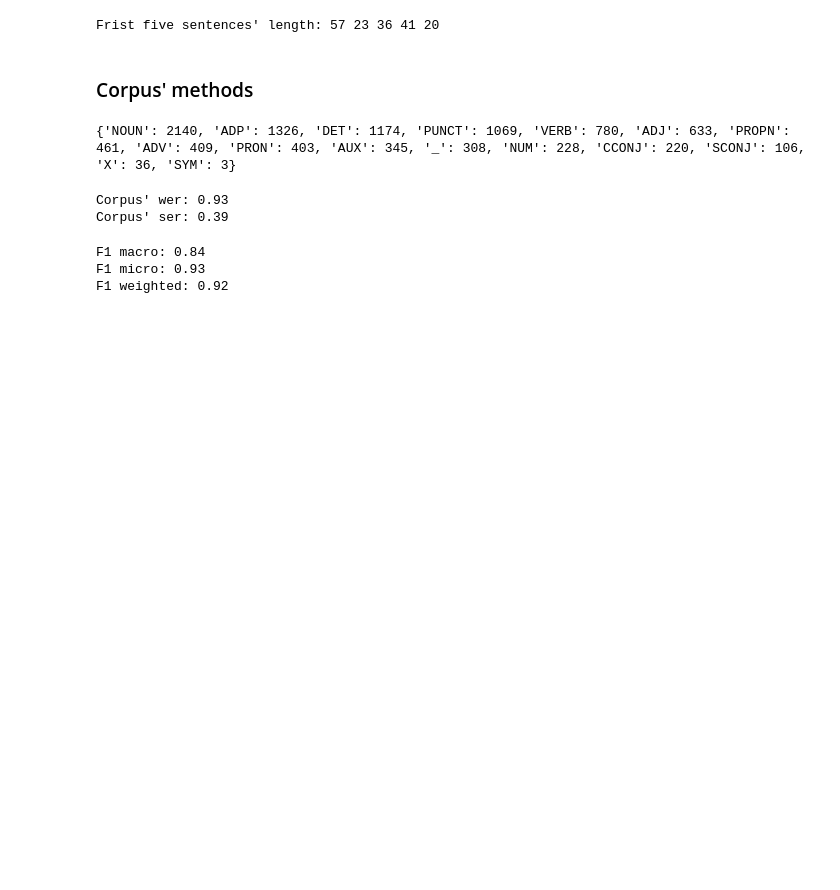
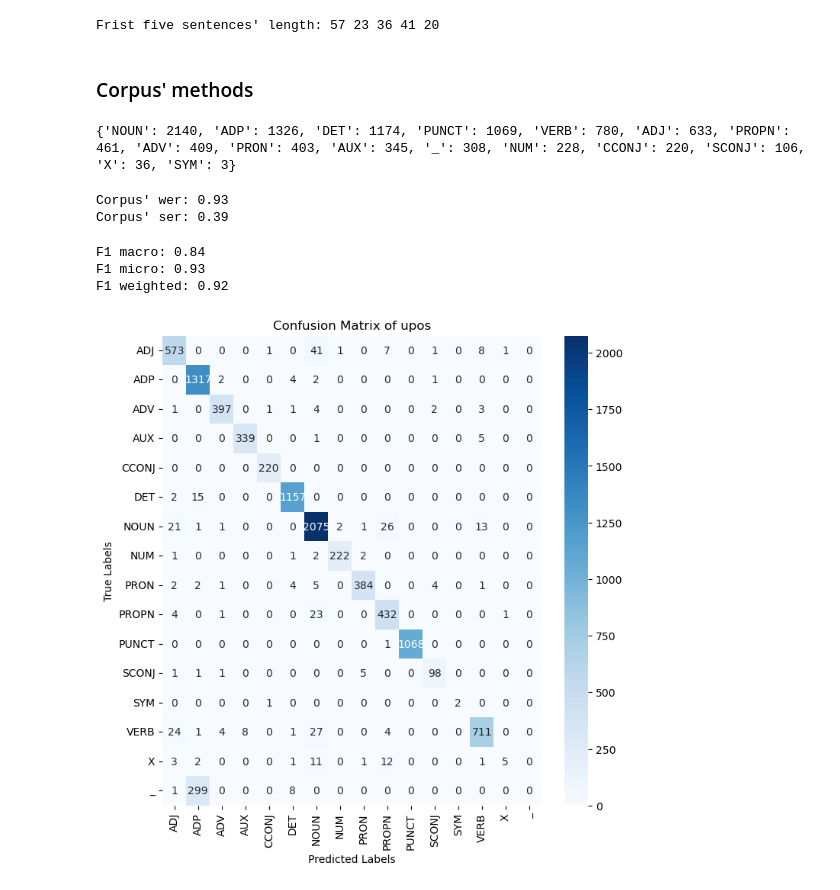
Before and after one commit to CourantEnCourant/TALA540A-24-25, a Jupyter notebook: TP2/documentation.ipynb, the cells around one changed output. Drawn from its saved outputs; the diff is of its cells as text; code cells hidden in the pictures; blank space fills up the shorter version.

Commit message:
feat: add confusion_matrix() method

```diff
--- a/TP2/documentation.ipynb
+++ b/TP2/documentation.ipynb
@@ -118,3 +118,9 @@ print(f"F1 weighted: {round(f1_weighted, 2)}")
 F1 macro: 0.84
 F1 micro: 0.93
 F1 weighted: 0.92
+# %%
+# Show confusion matrix
+# (I don't find this feature very useful as there are two many rows and columns. Need a better visualization idea)
+corpus.confusion_matrix()
+# %% [output]
+[figure, added]
```
Also changed, not shown: 1 other file.
